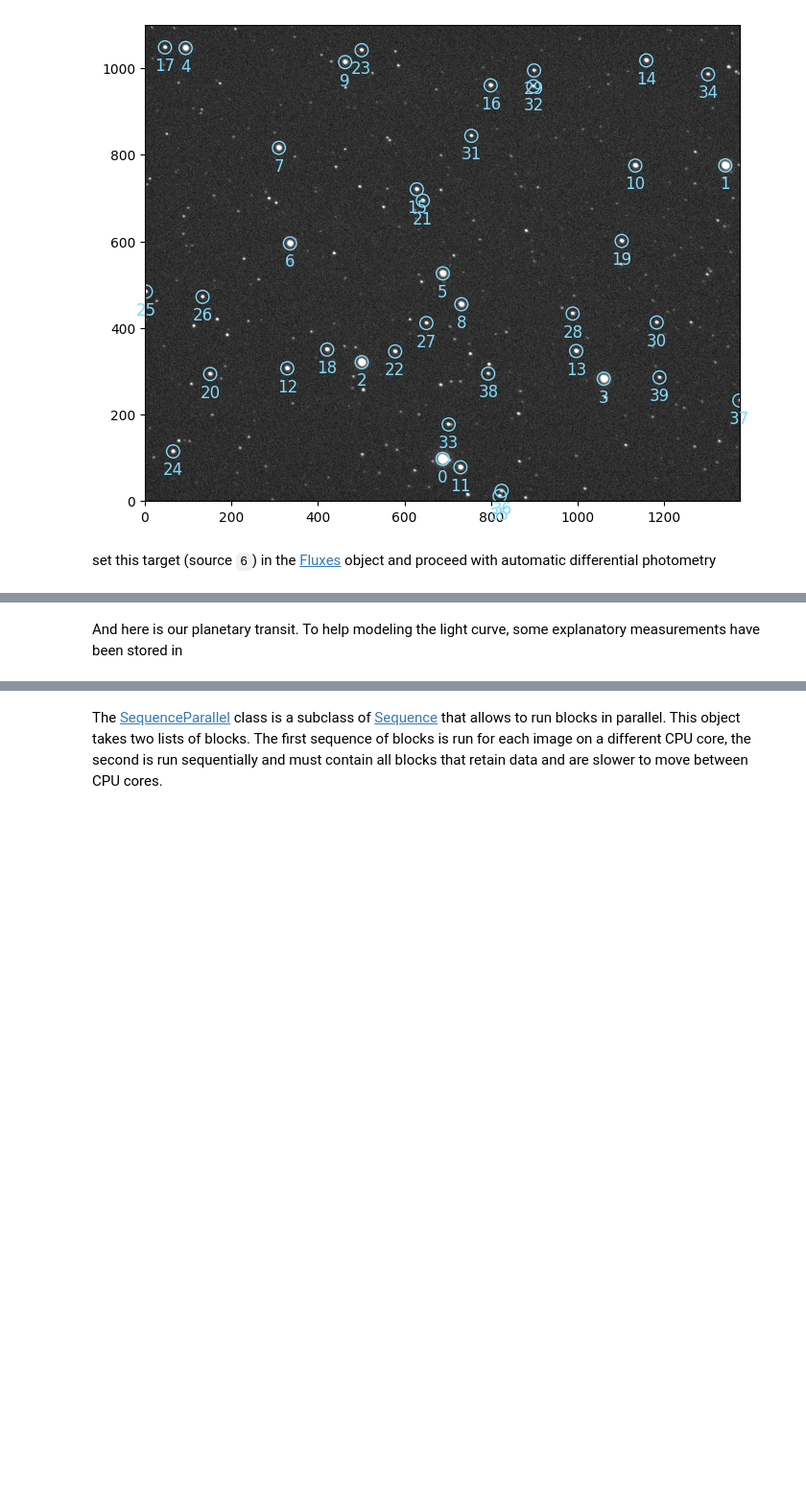
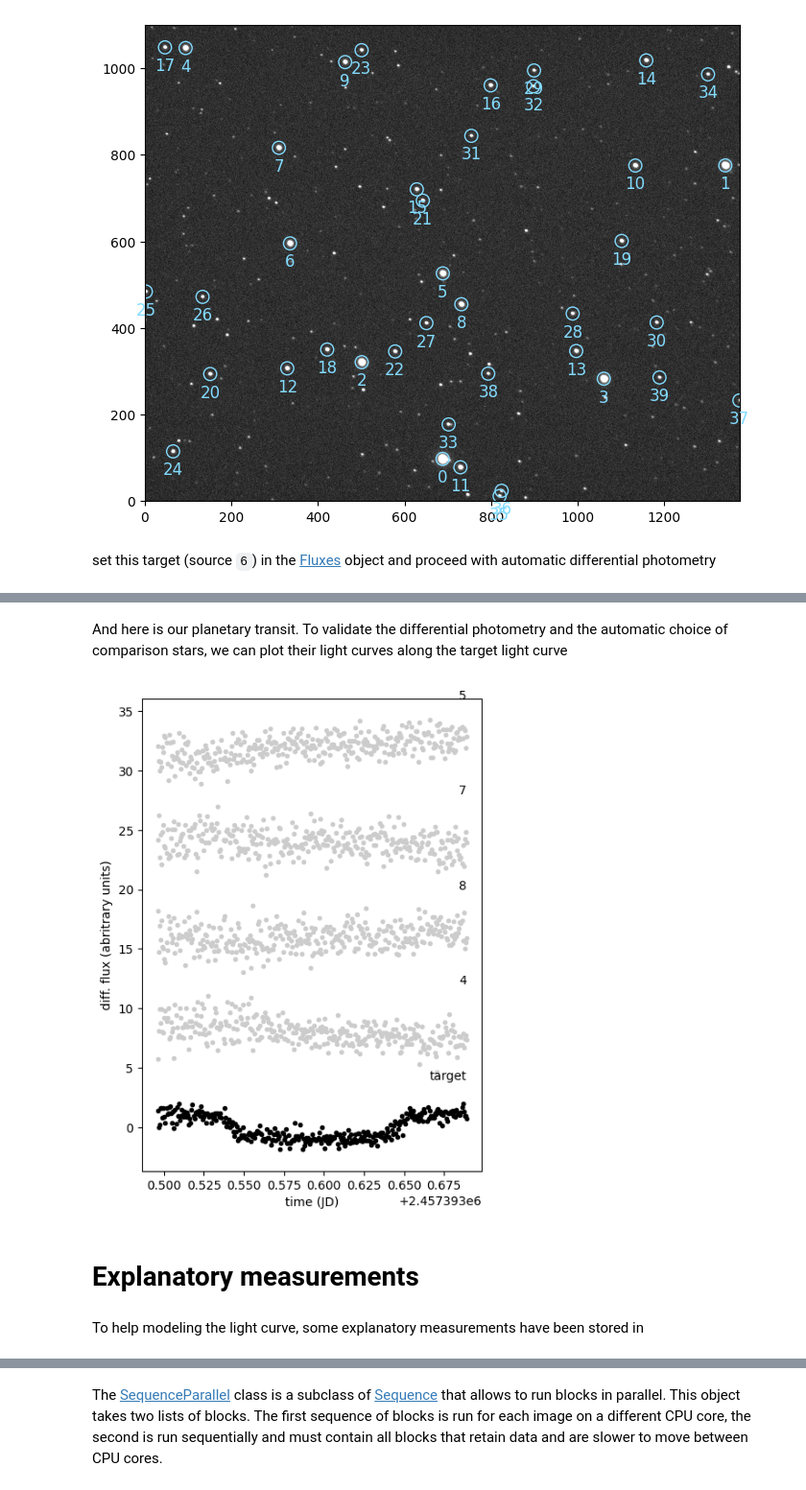
Before and after one commit to jpdeleon/prose2, a Jupyter notebook: docs/ipynb/casestudies/transit.ipynb, the cells around one changed output, grey strips where cells are left out. Shown at 96% size. Saved outputs shown, nothing was run; the diff lists cells and outputs as text; code cells hidden in the pictures; blank space fills up the shorter version.

```diff
--- a/docs/ipynb/casestudies/transit.ipynb
+++ b/docs/ipynb/casestudies/transit.ipynb
@@ -108,5 +115,24 @@ diff.plot()
+# %% [markdown]
+And here is our planetary transit. To validate the differential photometry and the automatic choice of comparison stars, we can plot their light curves along the target light curve
+# %%
+plt.figure(None, (5, 7))
+ax = plt.subplot(xlabel="time (JD)", ylabel="diff. flux (abritrary units)")
+
+
+# plotting only the first five comparisons
+for j, i in enumerate([diff.target, *diff.comparisons[0:5]]):
+    y = diff.fluxes[diff.aperture, i].copy()
+    y = (y - np.mean(y)) / np.std(y) + 8 * j
+    plt.text(
+        diff.time.max(), np.mean(y) + 4, i if i != diff.target else "target", ha="right"
+    )
+    plt.plot(diff.time, y, ".", c="0.8" if i != diff.target else "k")
+# %% [output]
+[figure, added]
+# %% [markdown]
+# Explanatory measurements
 # %% [markdown]
-And here is our planetary transit. To help modeling the light curve, some explanatory measurements have been stored in
+To help modeling the light curve, some explanatory measurements have been stored in
 # %%
 diff.dataframe
 # %% [output]
```
Also changed, not shown: parts of 9 cells of this notebook.
